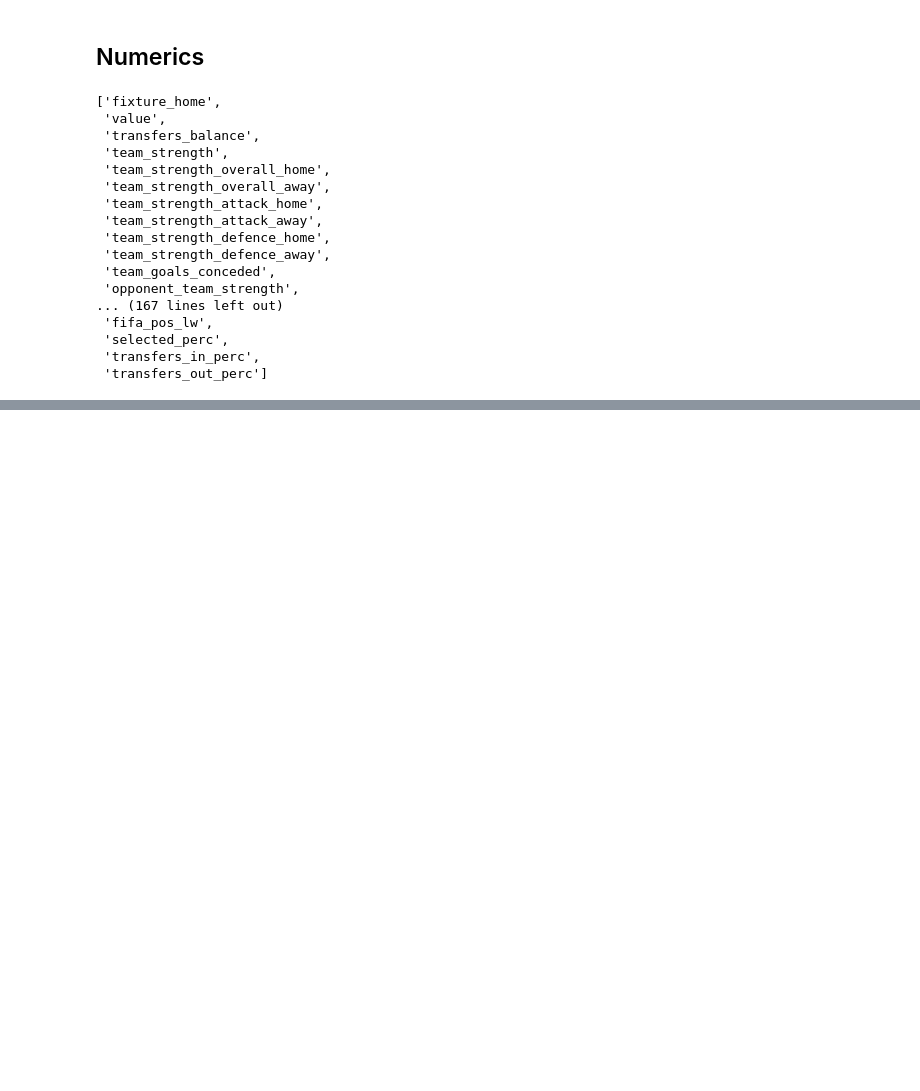
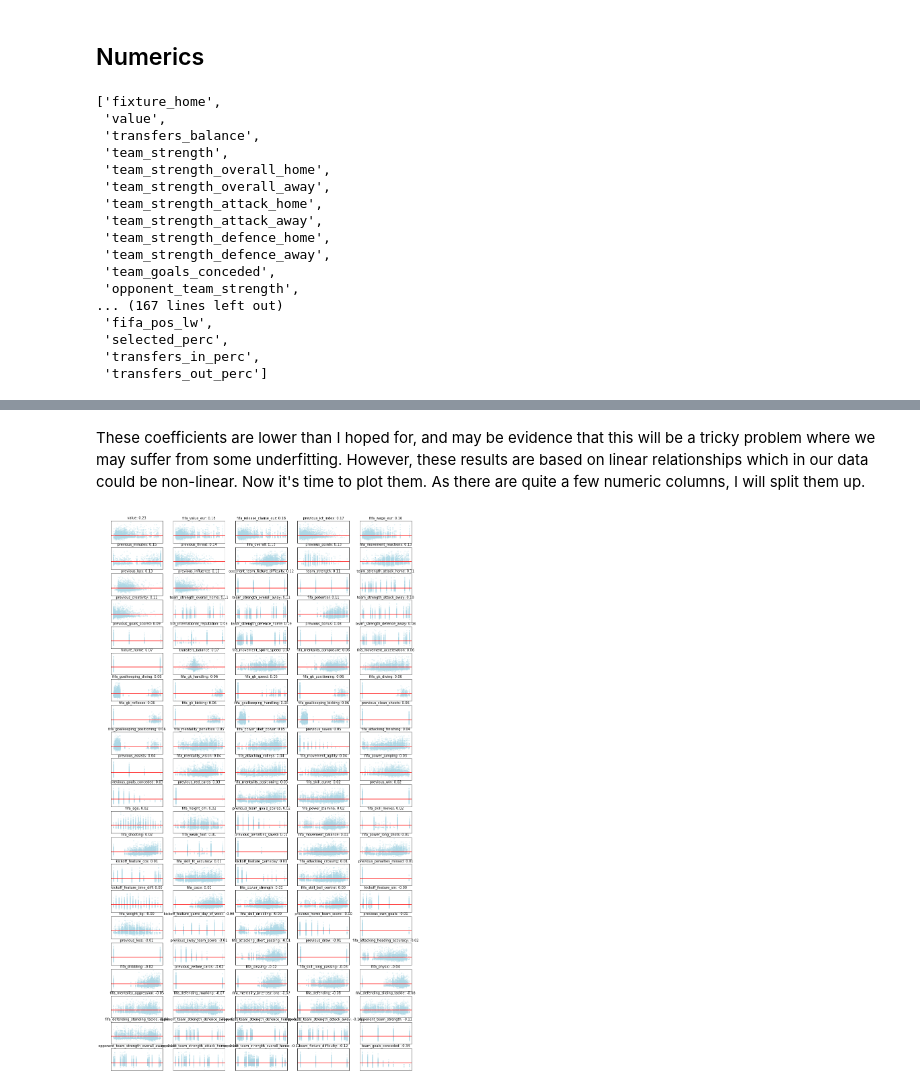
Before and after one commit to Hazzais/fantasy_premier_league, a Jupyter notebook: modelling/exploratory_analysis_and_feature_engineering.ipynb, the cells around one changed output, grey strips where cells are left out. Cells and saved outputs as stored; diff of their text form; code cells hidden in the pictures; blank space fills up the shorter version.

```diff
--- a/modelling/exploratory_analysis_and_feature_engineering.ipynb
+++ b/modelling/exploratory_analysis_and_feature_engineering.ipynb
@@ -1150,3 +1156,10 @@ As might be expected, there are large variations in number of points for al team
+# %%
+data_example = pd.concat(
+    (
+        data_example.drop(columns=cat_cols_analyse),
+        pd.get_dummies(data_example[cat_cols_analyse], drop_first=True)
+    ), axis=1
+)
 # %% [markdown]
 ## Numerics
 # %%
@@ -1171,0 +1227,8 @@ numeric_cols
+# %%
+correlations = data_example.loc[data_example.total_minutes > 0,
+                                numeric_cols + ['total_points']].corr()
+correlations_with_target = correlations.loc[:, 'total_points']
+print('Most positively correlated variables with the target_total_points response:')
+display(correlations_with_target.drop('total_points').sort_values(ascending=False).head(10))
+print('\n\nMost negatively correlated variables with the target_total_points response:')
+display(correlations_with_target.sort_values(ascending=False).tail(10))
@@ -1171,0 +1260,2 @@ numeric_cols
+# %% [markdown]
+These coefficients are lower than I hoped for, and may be evidence that this will be a tricky problem where we may suffer from some underfitting. However, these results are based on linear relationships which in our data could be non-linear. Now it's time to plot them. As there are quite a few numeric columns, I will split them up.
@@ -1171,0 +1300,10 @@ numeric_cols
+# %%
+plot_relationships(correlations_with_target.drop('total_points'),
+                   data_example.loc[data_example.total_minutes > 0],
+                   numeric_cols[:105],
+                   nrows=21,
+                   ncols=5,
+                   fsx=16,
+                   fsy=30)
+# %% [output]
+[figure, added]
```
Also changed, not shown: parts of 21 cells of this notebook.
